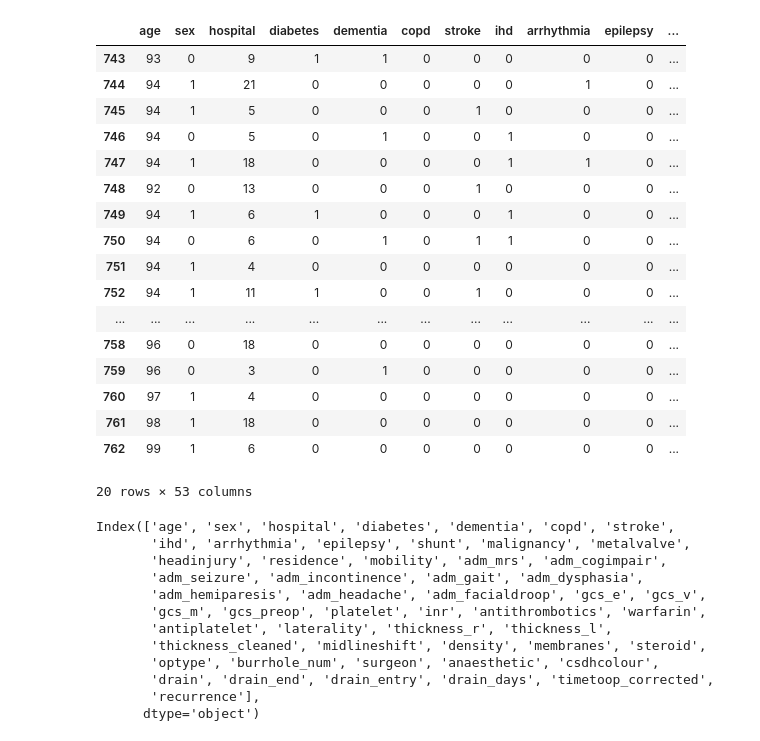
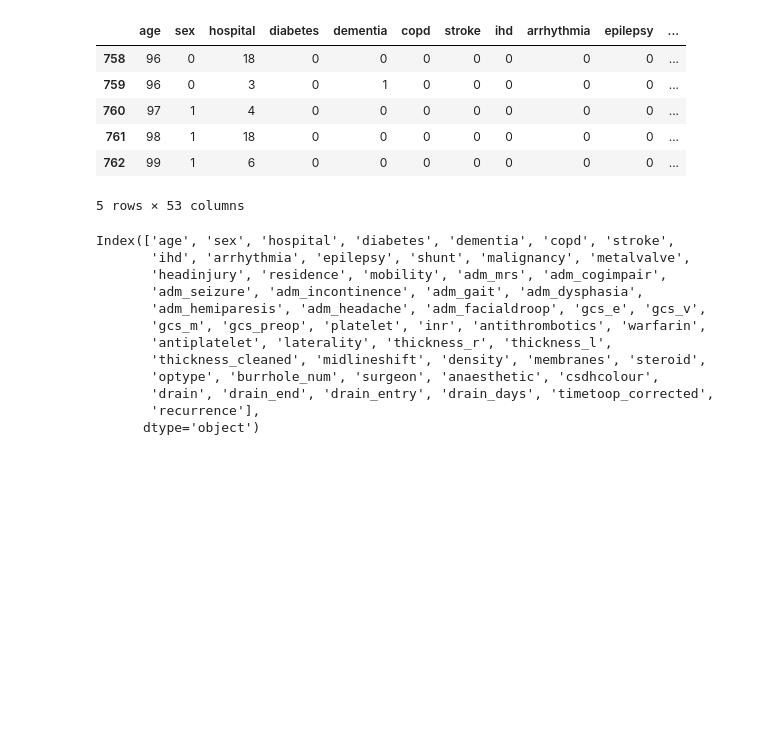
Before and after one commit to c-abbott/surviving-the-icu, a Jupyter notebook: notebooks/csdh_eda.ipynb, the cells around one changed output. Drawn from its saved outputs; the diff is of its cells as text; code cells hidden in the pictures; blank space fills up the shorter version.

```diff
--- a/notebooks/csdh_eda.ipynb
+++ b/notebooks/csdh_eda.ipynb
@@ -20,24 +107,13 @@ The datset has a total of 763 distinct patients each with 53 measured covariates
 # %%
-csdh.tail(20)
+csdh.tail()
 # %% [output]
 |  | age | sex | hospital | diabetes | dementia | copd | stroke | ihd | arrhythmia | epilepsy | ... |
-| 743 | 93 | 0 | 9 | 1 | 1 | 0 | 0 | 0 | 0 | 0 | ... |
-| 744 | 94 | 1 | 21 | 0 | 0 | 0 | 0 | 0 | 1 | 0 | ... |
-| 745 | 94 | 1 | 5 | 0 | 0 | 0 | 1 | 0 | 0 | 0 | ... |
-| 746 | 94 | 0 | 5 | 0 | 1 | 0 | 0 | 1 | 0 | 0 | ... |
-| 747 | 94 | 1 | 18 | 0 | 0 | 0 | 0 | 1 | 1 | 0 | ... |
-| 748 | 92 | 0 | 13 | 0 | 0 | 0 | 1 | 0 | 0 | 0 | ... |
-| 749 | 94 | 1 | 6 | 1 | 0 | 0 | 0 | 1 | 0 | 0 | ... |
-| 750 | 94 | 0 | 6 | 0 | 1 | 0 | 1 | 1 | 0 | 0 | ... |
-| 751 | 94 | 1 | 4 | 0 | 0 | 0 | 0 | 0 | 0 | 0 | ... |
-| 752 | 94 | 1 | 11 | 1 | 0 | 0 | 1 | 0 | 0 | 0 | ... |
-| ... | ... | ... | ... | ... | ... | ... | ... | ... | ... | ... | ... |
 | 758 | 96 | 0 | 18 | 0 | 0 | 0 | 0 | 0 | 0 | 0 | ... |
 | 759 | 96 | 0 | 3 | 0 | 1 | 0 | 0 | 0 | 0 | 0 | ... |
 | 760 | 97 | 1 | 4 | 0 | 0 | 0 | 0 | 0 | 0 | 0 | ... |
 | 761 | 98 | 1 | 18 | 0 | 0 | 0 | 0 | 0 | 0 | 0 | ... |
 | 762 | 99 | 1 | 6 | 0 | 0 | 0 | 0 | 0 | 0 | 0 | ... |
-20 rows × 53 columns
+5 rows × 53 columns
 # %%
 csdh.keys()
 # %% [output]
```
Also changed, not shown: parts of 20 cells of this notebook.
